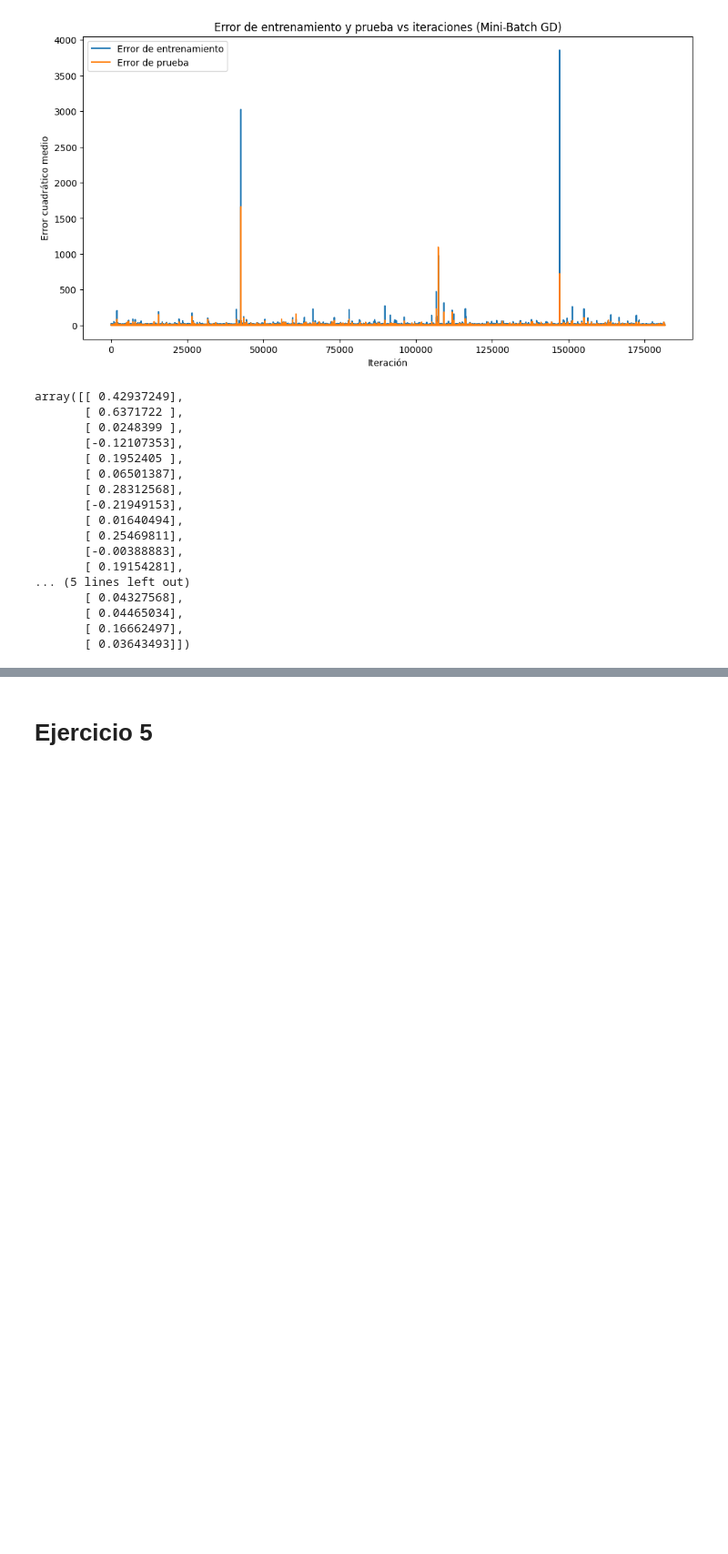
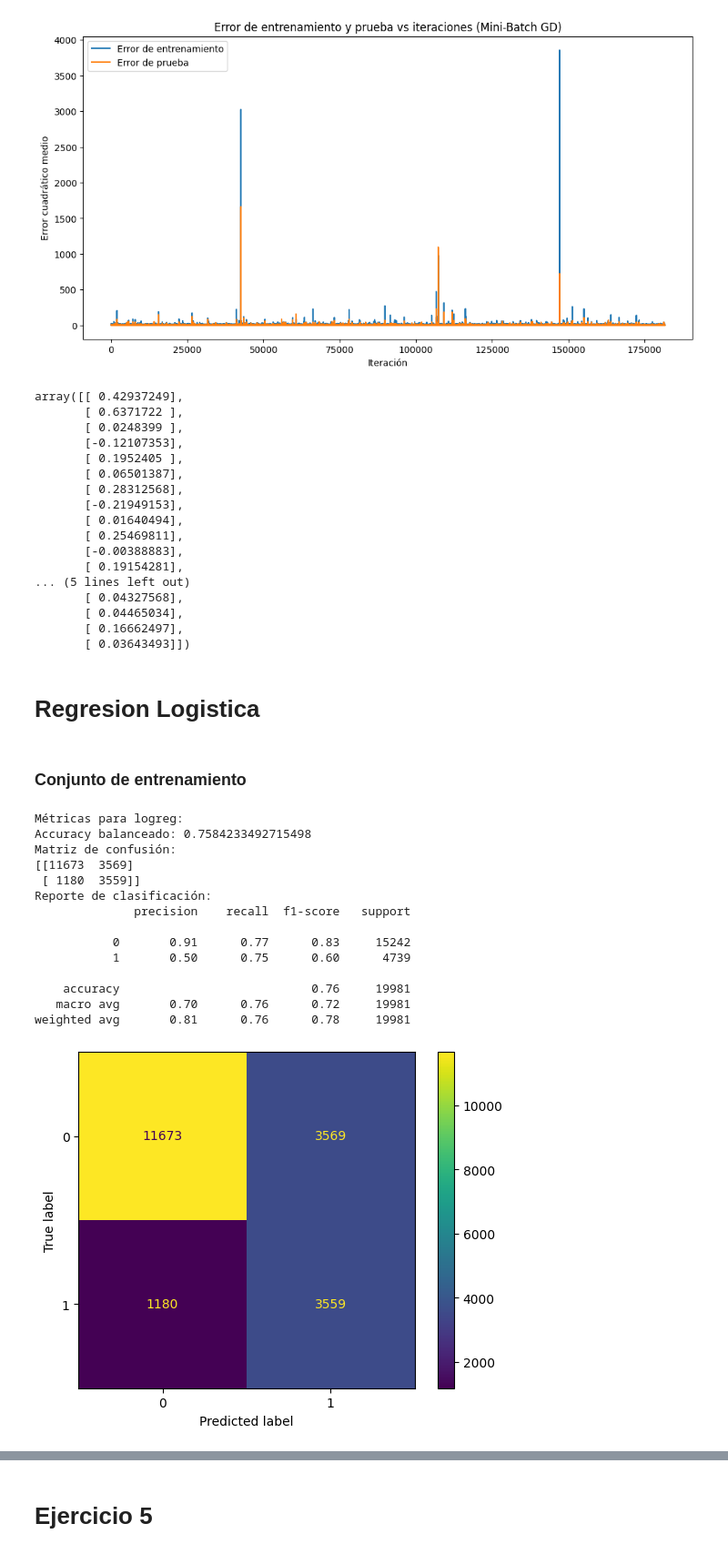
Before and after one commit to franciscoryb1/AA1-TUIA-RodriguezYBarros, a Jupyter notebook: TP-integrador-AA1.ipynb, the cells around one changed output, grey strips where cells are left out. Shown at 91% size. Drawn from its saved outputs; the diff is of its cells as text; code cells hidden in the pictures; blank space fills up the shorter version.

```diff
--- a/TP-integrador-AA1.ipynb
+++ b/TP-integrador-AA1.ipynb
@@ -1730,3 +1740,11 @@ array([[ 0.42937249],
        [ 0.04465034],
        [ 0.16662497],
        [ 0.03643493]])
+# %% [markdown]
+# Regresion Logistica
+# %%
+# y_train y y_test para la variale RainTomorrow
+y_train_rl = df_train["RainTomorrow"]
+y_test_rl = df_test["RainTomorrow"]
+# %% [markdown]
+### Conjunto de entrenamiento
@@ -1732,0 +1757,33 @@ array([[ 0.42937249],
+# %%
+# Calcular métricas
+balanced_accuracy = balanced_accuracy_score(y_train_rl, y_pred_train_rl)
+# accuracy_logreg = accuracy_score(y_train_rl, y_pred_train_rl)
+confusion_matrix_logreg = confusion_matrix(y_train_rl, y_pred_train_rl)
+classification_report_logreg = classification_report(y_train_rl, y_pred_train_rl)
+
+# Imprimir métricas
+print("Métricas para logreg:")
+print(f'Accuracy balanceado: {balanced_accuracy}')
+print("Matriz de confusión:")
+print(confusion_matrix_logreg)
+print("Reporte de clasificación:")
+print(classification_report_logreg)
+disp = ConfusionMatrixDisplay(confusion_matrix=confusion_matrix_logreg)
+disp.plot()
+plt.show()
+# %% [output]
+Métricas para logreg:
+Accuracy balanceado: 0.7584233492715498
+Matriz de confusión:
+[[11673  3569]
+ [ 1180  3559]]
+Reporte de clasificación:
+              precision    recall  f1-score   support
+
+           0       0.91      0.77      0.83     15242
+           1       0.50      0.75      0.60      4739
+
+    accuracy                           0.76     19981
+   macro avg       0.70      0.76      0.72     19981
+weighted avg       0.81      0.76      0.78     19981
+[figure, added]
```
Also changed, not shown: parts of 47 cells of this notebook.
